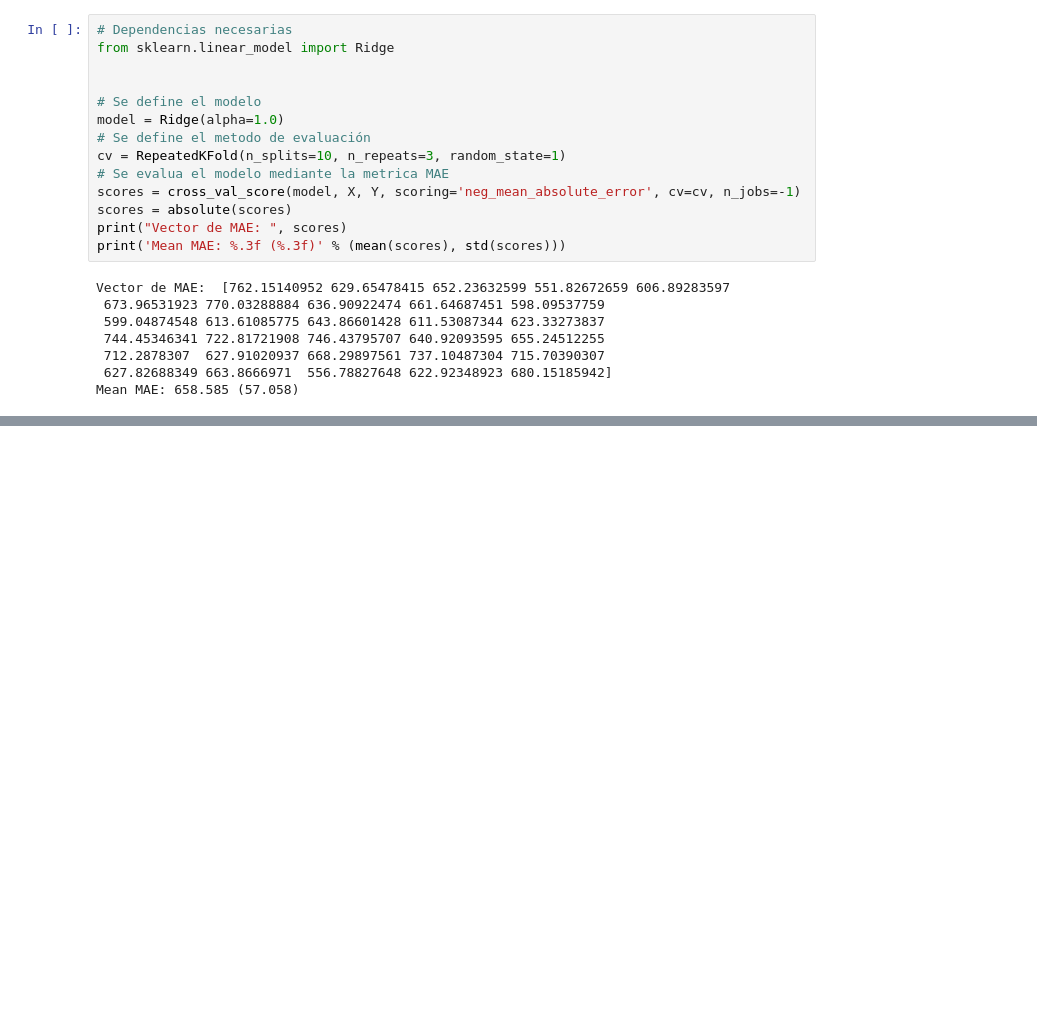
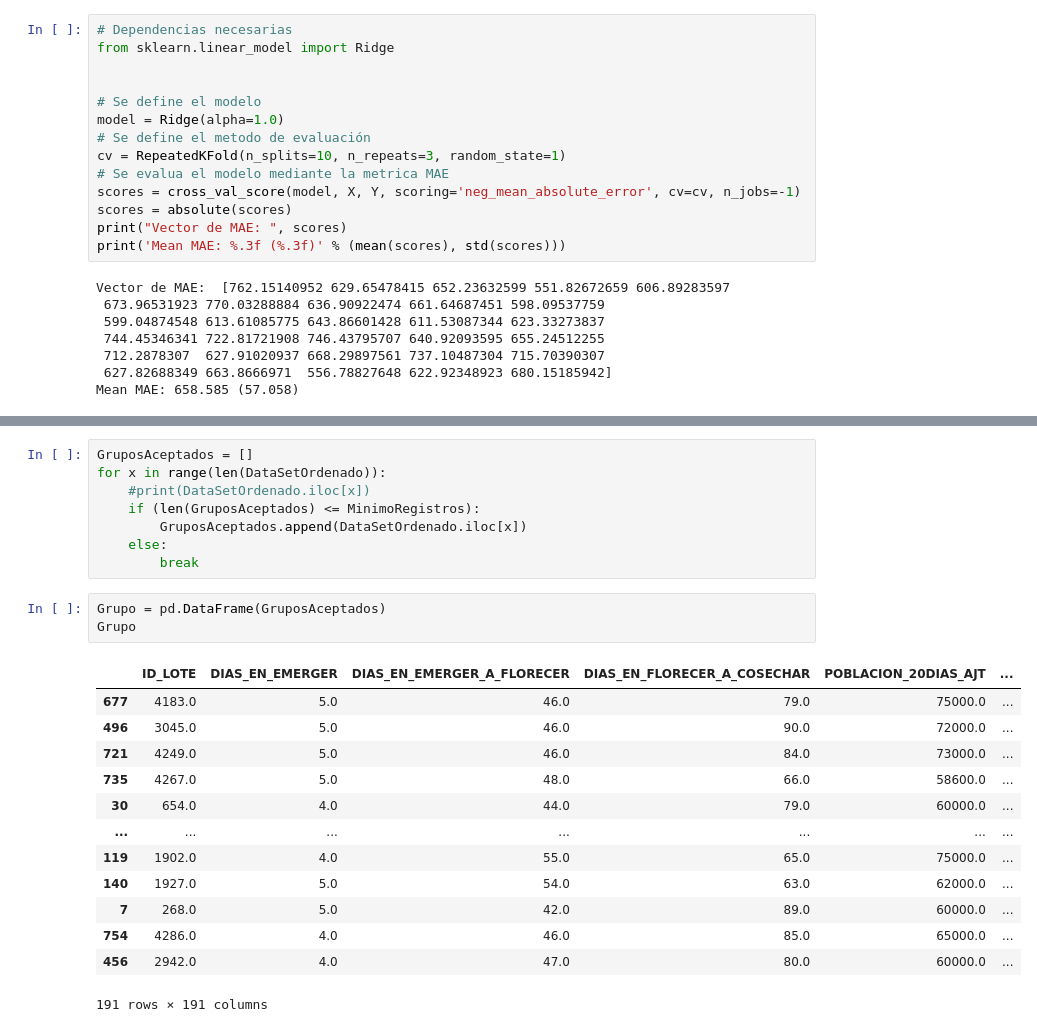
Before and after one commit to GermanMoran/TesisMaestria, a Jupyter notebook: codigos/CLR.ipynb, the cells around one changed output, grey strips where cells are left out. Cells and saved outputs as stored; diff of their text form; blank space fills up the shorter version.

```diff
--- a/codigos/CLR.ipynb
+++ b/codigos/CLR.ipynb
@@ -356,0 +601,25 @@ Mean MAE: 658.585 (57.058)
+# %%
+GruposAceptados = []
+for x in range(len(DataSetOrdenado)):
+    #print(DataSetOrdenado.iloc[x])
+    if (len(GruposAceptados) <= MinimoRegistros):
+        GruposAceptados.append(DataSetOrdenado.iloc[x])
+    else:
+        break
+# %%
+Grupo = pd.DataFrame(GruposAceptados)
+Grupo
+# %% [output]
+|  | ID_LOTE | DIAS_EN_EMERGER | DIAS_EN_EMERGER_A_FLORECER | DIAS_EN_FLORECER_A_COSECHAR | POBLACION_20DIAS_AJT | ... |
+| 677 | 4183.0 | 5.0 | 46.0 | 79.0 | 75000.0 | ... |
+| 496 | 3045.0 | 5.0 | 46.0 | 90.0 | 72000.0 | ... |
+| 721 | 4249.0 | 5.0 | 46.0 | 84.0 | 73000.0 | ... |
+| 735 | 4267.0 | 5.0 | 48.0 | 66.0 | 58600.0 | ... |
+| 30 | 654.0 | 4.0 | 44.0 | 79.0 | 60000.0 | ... |
+| ... | ... | ... | ... | ... | ... | ... |
+| 119 | 1902.0 | 4.0 | 55.0 | 65.0 | 75000.0 | ... |
+| 140 | 1927.0 | 5.0 | 54.0 | 63.0 | 62000.0 | ... |
+| 7 | 268.0 | 5.0 | 42.0 | 89.0 | 60000.0 | ... |
+| 754 | 4286.0 | 4.0 | 46.0 | 85.0 | 65000.0 | ... |
+| 456 | 2942.0 | 4.0 | 47.0 | 80.0 | 60000.0 | ... |
+191 rows × 191 columns
```
Also changed, not shown: parts of 30 cells of this notebook.
